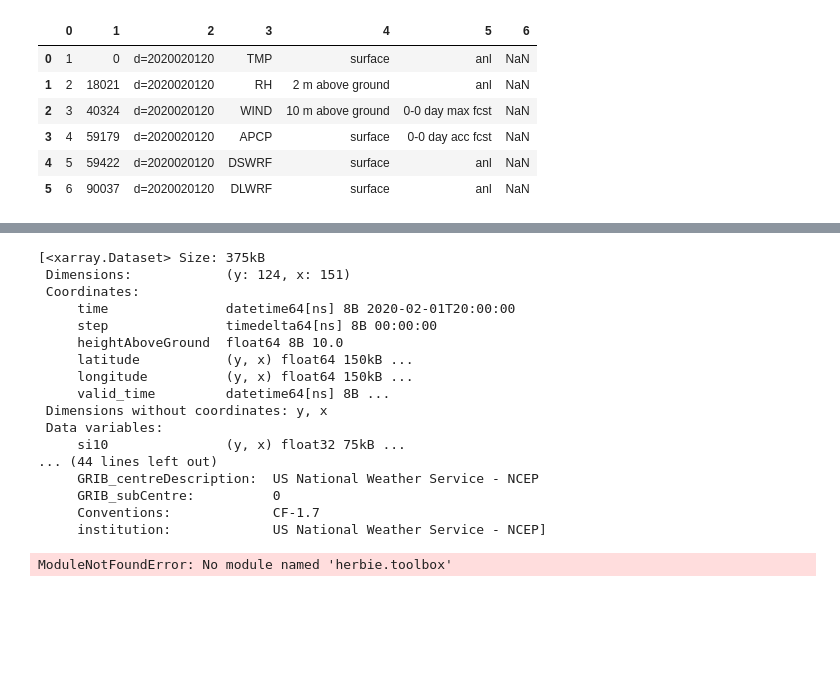
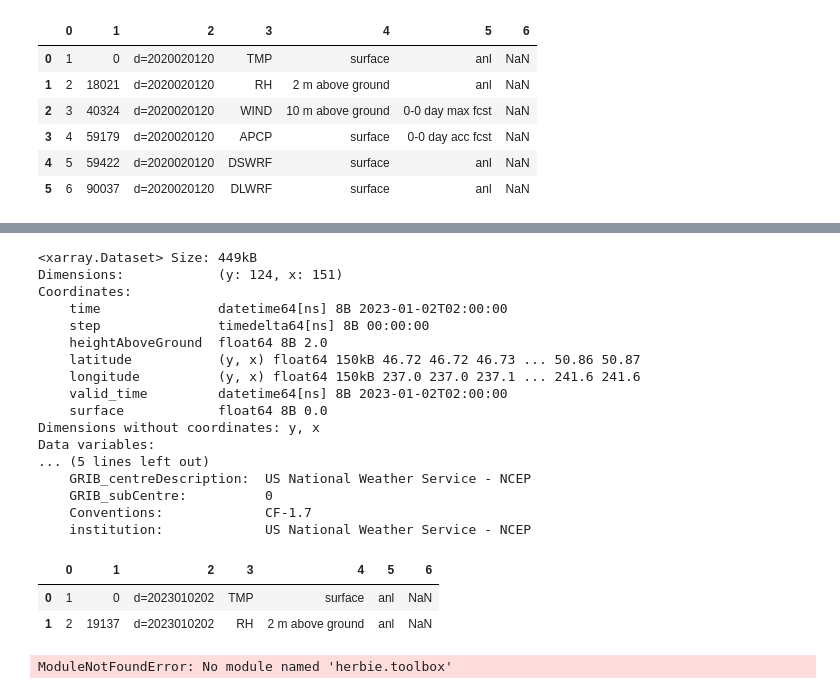
Before and after one commit to jakes44/skagit-met, a Jupyter notebook: hrrr_model_downloader_notebook.ipynb, the cells around one changed output, grey strips where cells are left out. Drawn from its saved outputs; the diff is of its cells as text; code cells hidden in the pictures; blank space fills up the shorter version.

```diff
--- a/hrrr_model_downloader_notebook.ipynb
+++ b/hrrr_model_downloader_notebook.ipynb
@@ -306,6 +306,8 @@ pd.read_csv(str(subset_file) + ".idx", delimiter=":", header=None)
 | 4 | 5 | 59422 | d=2020020120 | DSWRF | surface | anl | NaN |
 | 5 | 6 | 90037 | d=2020020120 | DLWRF | surface | anl | NaN |
 # %%
-# ds_region = xr.open_dataset(subset_file, engine="cfgrib", backend_kwargs={'errors': 'ignore'})
+# ds_region = xr.open_dataset(subset_file, engine="cfgrib", backend_kwargs={'errors': 'ignore'}
+file_path = '/Users/jesse/data/hrrr/20230102'
+hour_subset_file = file_path + '/skagit-basin_subset_1aef3305__hrrr.t02z.wrfsfcf00.grib2'
 import cfgrib
-ds_region = cfgrib.open_datasets(subset_file)
+ds_region = cfgrib.open_datasets(hour_subset_file)
@@ -314,23 +414,29 @@ Ignoring index file '/Users/jesse/data/hrrr/20200201/skagit-basin_subset_21ef3e5
 # %%
-ds_region
+xr.merge(ds_region)
 # %% [output]
-[<xarray.Dataset> Size: 375kB
- Dimensions:            (y: 124, x: 151)
- Coordinates:
-     time               datetime64[ns] 8B 2020-02-01T20:00:00
-     step               timedelta64[ns] 8B 00:00:00
-     heightAboveGround  float64 8B 10.0
-     latitude           (y, x) float64 150kB ...
-     longitude          (y, x) float64 150kB ...
-     valid_time         datetime64[ns] 8B ...
- Dimensions without coordinates: y, x
- Data variables:
-     si10               (y, x) float32 75kB ...
-... (44 lines left out)
-     GRIB_centreDescription:  US National Weather Service - NCEP
-     GRIB_subCentre:          0
-     Conventions:             CF-1.7
-     institution:             US National Weather Service - NCEP]
+<xarray.Dataset> Size: 449kB
+Dimensions:            (y: 124, x: 151)
+Coordinates:
+    time               datetime64[ns] 8B 2023-01-02T02:00:00
+    step               timedelta64[ns] 8B 00:00:00
+    heightAboveGround  float64 8B 2.0
+    latitude           (y, x) float64 150kB 46.72 46.72 46.73 ... 50.86 50.87
+    longitude          (y, x) float64 150kB 237.0 237.0 237.1 ... 241.6 241.6
+    valid_time         datetime64[ns] 8B 2023-01-02T02:00:00
+    surface            float64 8B 0.0
+Dimensions without coordinates: y, x
+Data variables:
+... (5 lines left out)
+    GRIB_centreDescription:  US National Weather Service - NCEP
+    GRIB_subCentre:          0
+    Conventions:             CF-1.7
+    institution:             US National Weather Service - NCEP
+# %%
+pd.read_csv(str(hour_subset_file) + ".idx", delimiter=":", header=None)
+# %% [output]
+|  | 0 | 1 | 2 | 3 | 4 | 5 | 6 |
+| 0 | 1 | 0 | d=2023010202 | TMP | surface | anl | NaN |
+| 1 | 2 | 19137 | d=2023010202 | RH | 2 m above ground | anl | NaN |
 # %%
 from herbie import Herbie
 from herbie.toolbox import EasyMap, pc, ccrs
```
Also changed, not shown: parts of 8 cells of this notebook, 2 other files.
